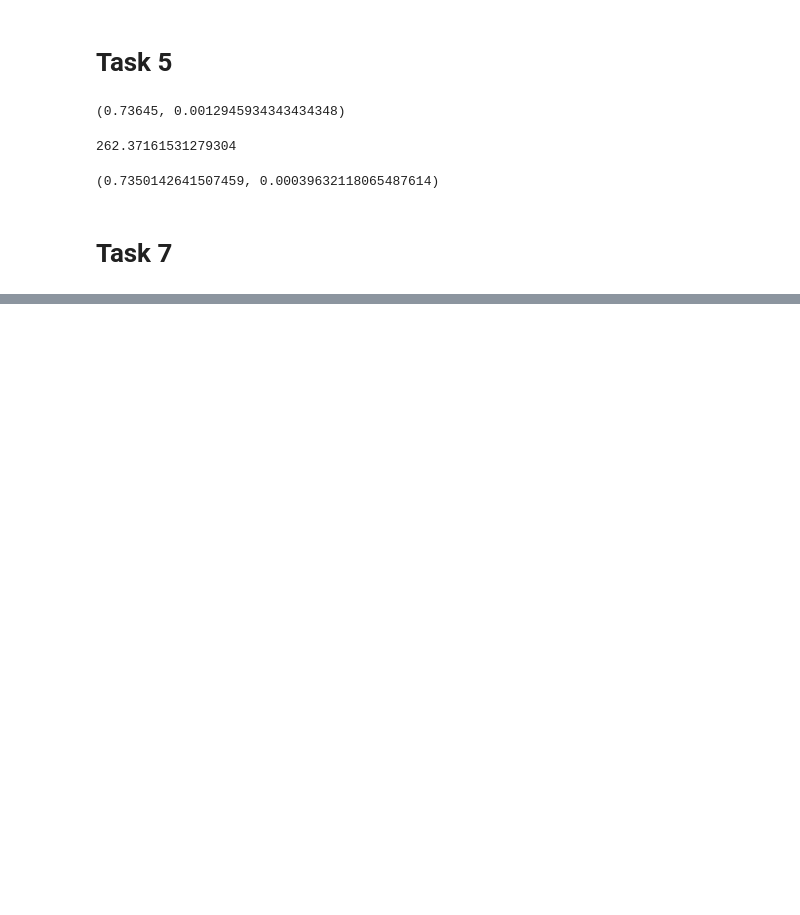
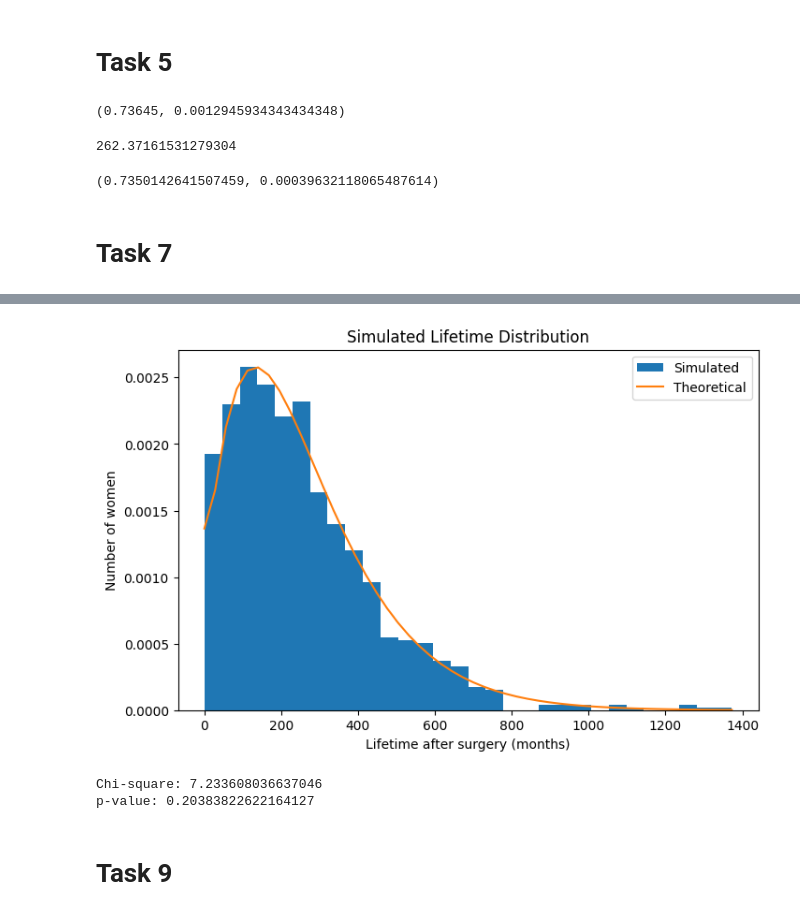
Before and after one commit to AgnesOlsen/02443_Stocastic_Simulation, a Jupyter notebook: Notebooks Project 1/Signe1.ipynb, the cells around one changed output, grey strips where cells are left out. Cells and saved outputs as stored; diff of their text form; code cells hidden in the pictures; blank space fills up the shorter version.

```diff
--- a/Notebooks Project 1/Signe1.ipynb
+++ b/Notebooks Project 1/Signe1.ipynb
@@ -214,0 +312,66 @@ Q = np.array([
+# %%
+Qs = np.array([
+    [-0.0085, 0.0050, 0.0025, 0.0000],
+    [ 0.0000,-0.0140, 0.0050, 0.0040],
+    [ 0.0000, 0.0000,-0.0080, 0.0030],
+    [ 0.0000, 0.0000, 0.0000,-0.0090]
+])
+
+p0 = np.array([1,0,0,0])
+
+F_T = []
+max_t = np.max(life_time_rate)
+times = np.linspace(0,max_t)
+for t in times:
+    F_T.append(1 - p0@expm(Qs*t)@np.ones(4))
+# %%
+f_t = np.gradient(F_T,times)
+
+# Histogram
+plt.figure(figsize=(8, 5))
+plt.hist(lifetimes_rate, bins=30, density=True, label = "Simulated")
+plt.plot(times,f_t, label = "Theoretical")
+plt.xlabel("Lifetime after surgery (months)")
+plt.ylabel("Number of women")
+plt.title("Simulated Lifetime Distribution")
+plt.legend()
+plt.show()
+# %% [output]
+[figure, added]
+# %%
+# chi square
+bins = np.linspace(0, np.max(life_time_rate), 10)
+
+obs_counts, _ = np.histogram(life_time_rate, bins=bins)
+
+# Compute expected counts
+expected_counts = []
+
+for i in range(len(bins) - 1):
+    t1, t2 = bins[i], bins[i+1]
+
+    F1 = 1 - p0 @ expm(Qs * t1) @ np.ones(4)
+    F2 = 1 - p0 @ expm(Qs * t2) @ np.ones(4)
+
+    expected_counts.append(len(life_time_rate) * (F2 - F1))
+
+expected_counts = np.array(expected_counts)
+
+mask = expected_counts >= 5
+
+obs_counts = obs_counts[mask]
+expected_counts = expected_counts[mask]
+
+chi2_stat = np.sum((obs_counts - expected_counts)**2 / expected_counts)
+
+df = len(obs_counts) - 1
+
+p_value = 1 - stats.chi2.cdf(chi2_stat, df=df)
+
+print("Chi-square:", chi2_stat)
+print("p-value:", p_value)
+# %% [output]
+Chi-square: 7.233608036637046
+p-value: 0.20383822622164127
+# %% [markdown]
+# Task 9
```
Also changed, not shown: parts of 23 cells of this notebook, 1 other file.
